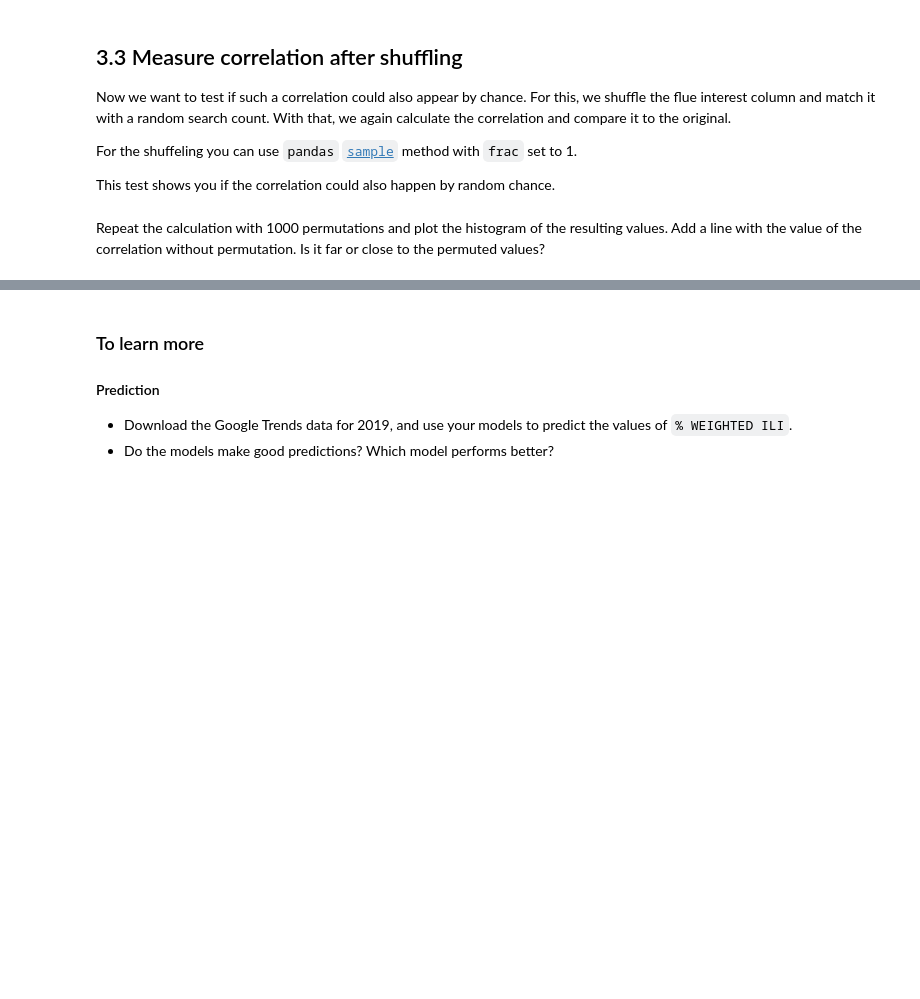
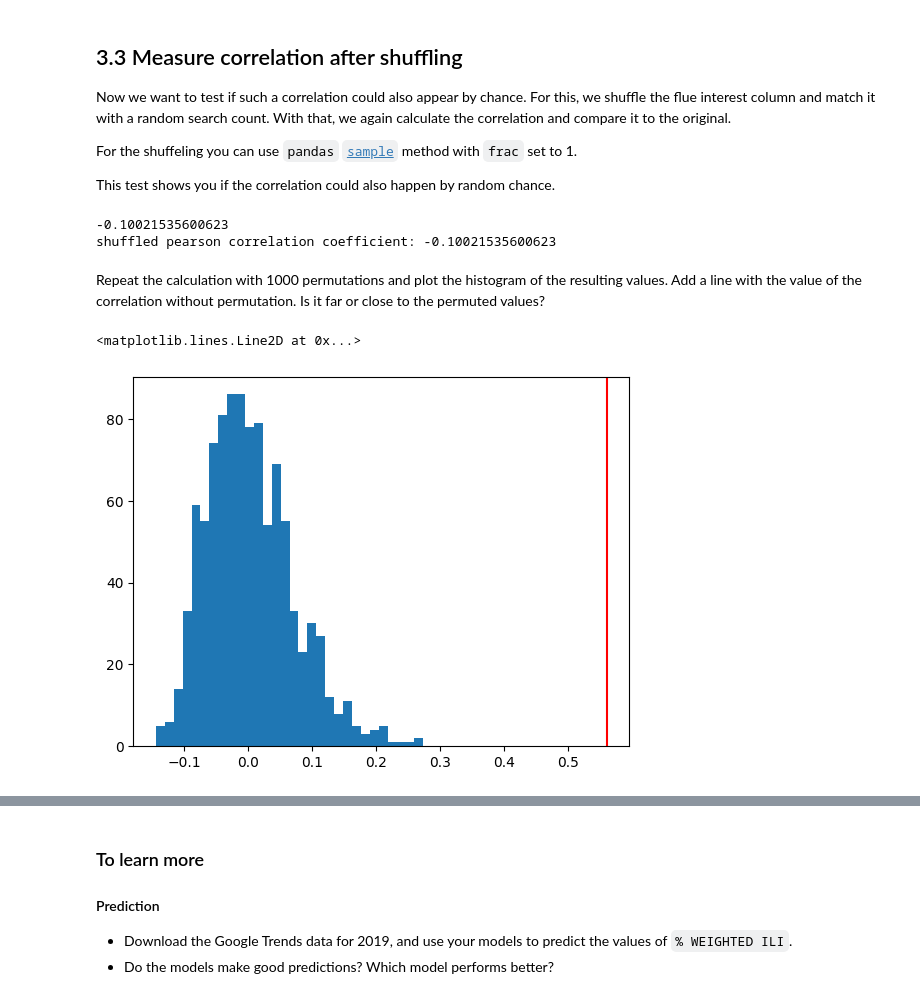
Before and after one commit to jaklvinc/FoundationsOfCSS2025, a Jupyter notebook: Exercise01/exercise_01.ipynb, the cells around one changed output, grey strips where cells are left out. Saved outputs shown, nothing was run; the diff lists cells and outputs as text; code cells hidden in the pictures; blank space fills up the shorter version.

```diff
--- a/Exercise01/exercise_01.ipynb
+++ b/Exercise01/exercise_01.ipynb
@@ -332,0 +340,4 @@ For this you can use the [`pearsonr`](https://docs.scipy.org/doc/scipy/reference
+# %%
+# Your Code goes here!
+pearsonRResult = stats.pearsonr(flu_interests['interest'], illness_occurrences['% WEIGHTED ILI'])
+print("pearson correlation coefficient:", pearsonRResult[0])
@@ -344,2 +355,12 @@ This test shows you if the correlation could also happen by random chance.
+# %%
+# Your Code goes here!
+flu_interests['shuffled_interest'] = flu_interests['interest'].sample(frac=1).reset_index(drop=True)
+shuffledPearsonRResult = stats.pearsonr(flu_interests['shuffled_interest'], illness_occurrences['% WEIGHTED ILI'])
+shuffledPearson, _ = stats.pearsonr(flu_interests['shuffled_interest'], illness_occurrences['% WEIGHTED ILI'])
+print(shuffledPearson)
+print("shuffled pearson correlation coefficient:", shuffledPearsonRResult[0])
+# %% [output]
+-0.10021535600623
+shuffled pearson correlation coefficient: -0.10021535600623
 # %% [markdown]
 Repeat the calculation with 1000 permutations and plot the histogram of the resulting values. Add a line with the value of the correlation without permutation. Is it far or close to the permuted values?
@@ -347,0 +367,12 @@ Repeat the calculation with 1000 permutations and plot the histogram of the resu
+# %%
+# Your Code goes here!
+permutation_coefficients = []
+for i in range(1000):
+    shuffled_interest = flu_interests['interest'].sample(frac=1).reset_index(drop=True)
+    shuffled_coefficients = stats.pearsonr(shuffled_interest, illness_occurrences['% WEIGHTED ILI'])
+    permutation_coefficients.append(shuffled_coefficients[0])
+plt.hist(permutation_coefficients, bins=30)
+plt.axvline(pearsonRResult[0], color='red')
+# %% [output]
+<matplotlib.lines.Line2D at 0x...>
+[figure, added]
```
Also changed, not shown: parts of 14 cells of this notebook.
